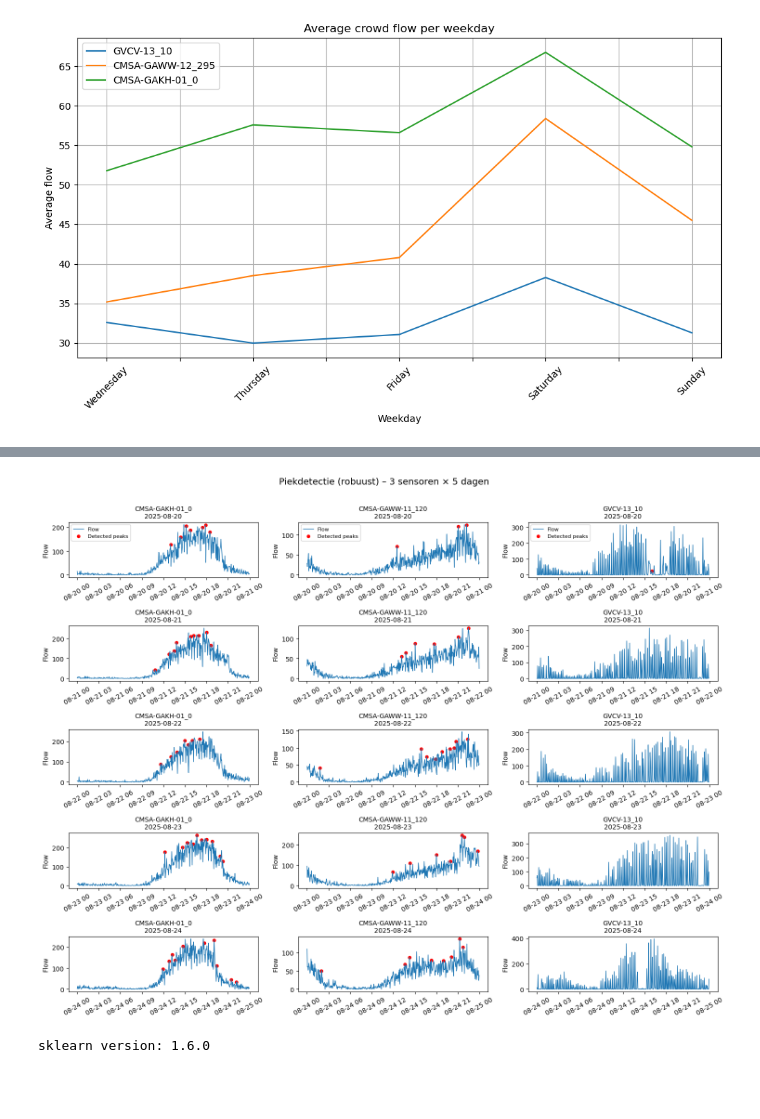
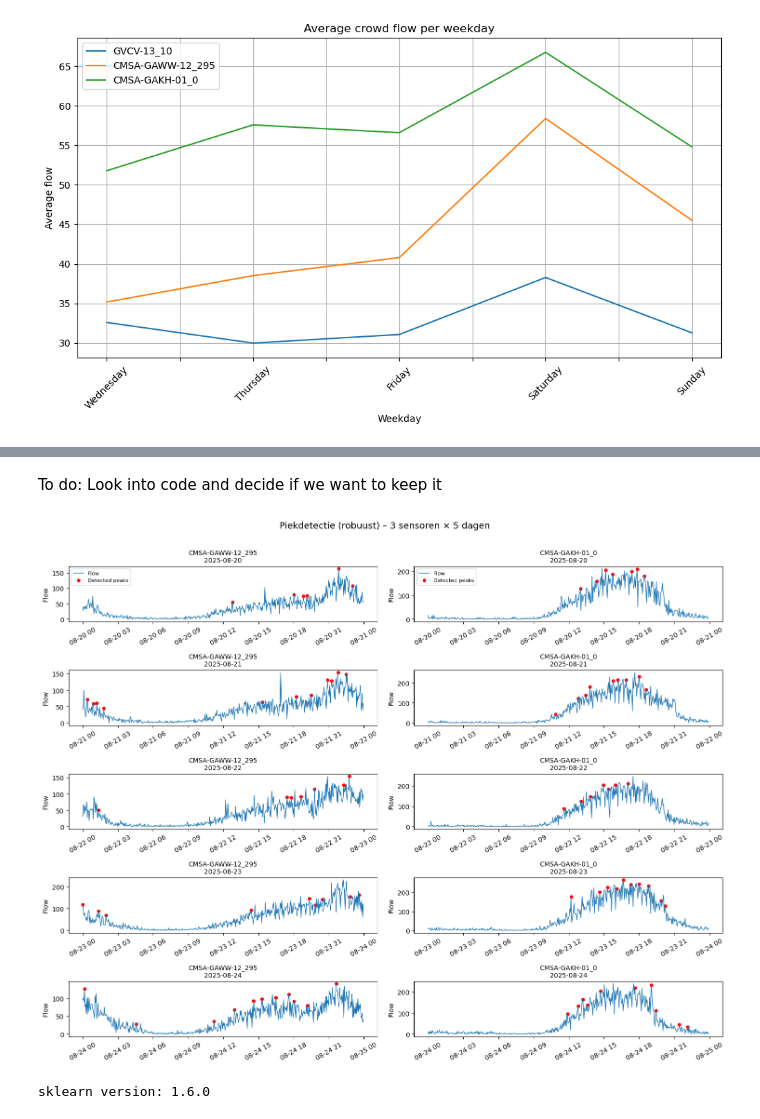
Before and after one commit to jipposteenstra/group22, a Jupyter notebook: project_template.ipynb, the cells around one changed output, grey strips where cells are left out. Drawn from its saved outputs; the diff is of its cells as text; code cells hidden in the pictures; blank space fills up the shorter version.

```diff
--- a/project_template.ipynb
+++ b/project_template.ipynb
@@ -209,5 +159,8 @@ plt.show()
+# %% [markdown]
+To do: Look into code and decide if we want to keep it
 # %%
-SENSORS = ["CMSA-GAKH-01_0", "CMSA-GAWW-11_120", "GVCV-13_10"]
+sensors2 = ["CMSA-GAWW-12_295", "CMSA-GAKH-01_0"]
+
 
 # Data voorbereiden
 df_flow["timestamp"] = pd.to_datetime(df_flow["timestamp"])
@@ -240,36 +193,36 @@ def robust_peaks(y: pd.Series):
 # === Dagen selecteren ===
 days = sorted(df["timestamp"].dt.date.unique())[:5]  # eerste 5 dagen (20-24 aug)
 
 # === Plot: 5 rijen (dagen) × 3 kolommen (sensoren) ===
-fig, axes = plt.subplots(len(days), len(SENSORS), figsize=(15, 12), sharex=False)
+fig, axes = plt.subplots(len(days), len(sensors2), figsize=(15, 12), sharex=False)
 fig.subplots_adjust(hspace=0.4, wspace=0.3)
 
 for i, day in enumerate(days):
     mask_day = df["timestamp"].dt.date == day
 
-    for j, sensor in enumerate(SENSORS):
+    for j, sensor in enumerate(sensors2):
         ax = axes[i, j]
         y = df[sensor].astype(float)
         peaks = robust_peaks(y)
 
         idx_day = np.where(mask_day)[0]
         day_peaks_idx = sorted(set(idx_day).intersection(peaks))
 
         ax.plot(df.loc[mask_day, "timestamp"], y[mask_day], label="Flow", lw=1)
         if day_peaks_idx:
             ax.scatter(df.iloc[day_peaks_idx]["timestamp"], y.iloc[day_peaks_idx],
                        s=20, color="red", label="Detected peaks")
         ax.set_title(f"{sensor}\n{day}", fontsize=10)
         ax.set_ylabel("Flow")
         ax.tick_params(axis='x', rotation=30)
         if i == 0:
             ax.legend(fontsize=8)
 
 plt.suptitle("Piekdetectie (robuust) – 3 sensoren × 5 dagen", fontsize=14)
 plt.tight_layout(rect=[0, 0, 1, 0.97])
 plt.show()
 # %% [output]
-[figure, old version]
+[figure, new version]
 # %%
 # ==============================
 # 1) Feature/Train set builder
```
Also changed, not shown: parts of 4 cells of this notebook.
